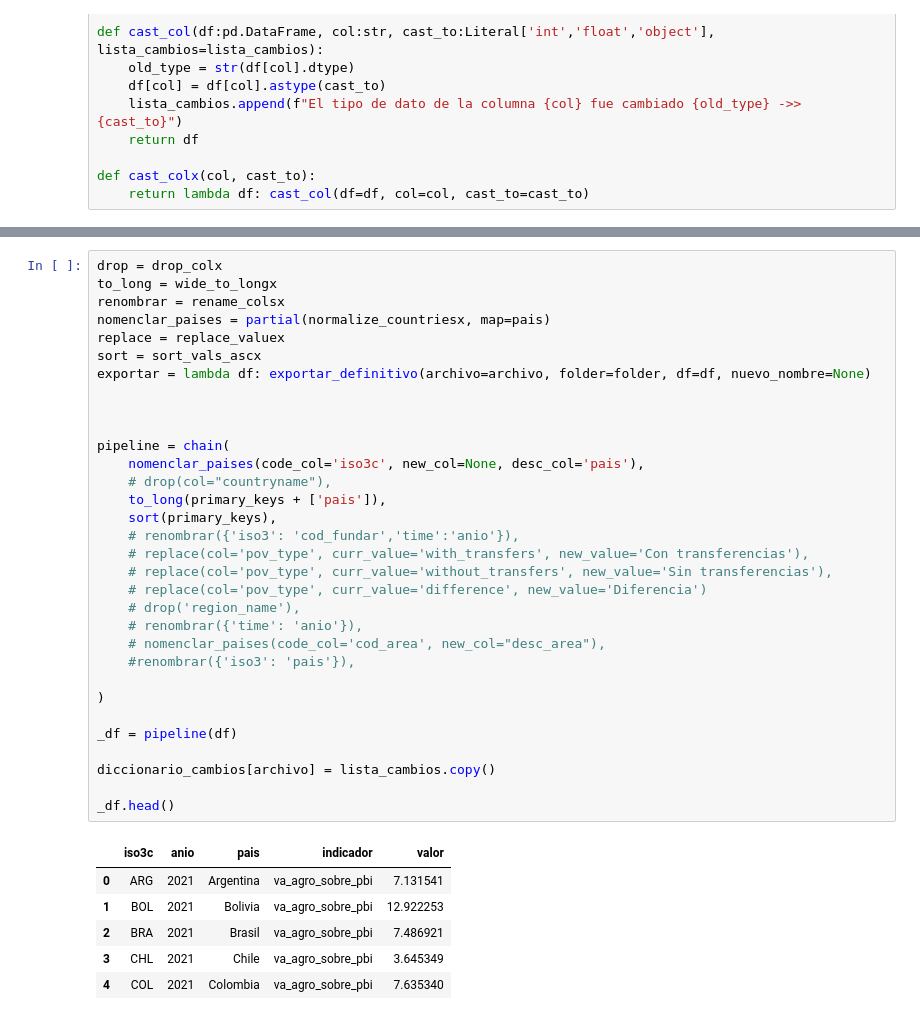
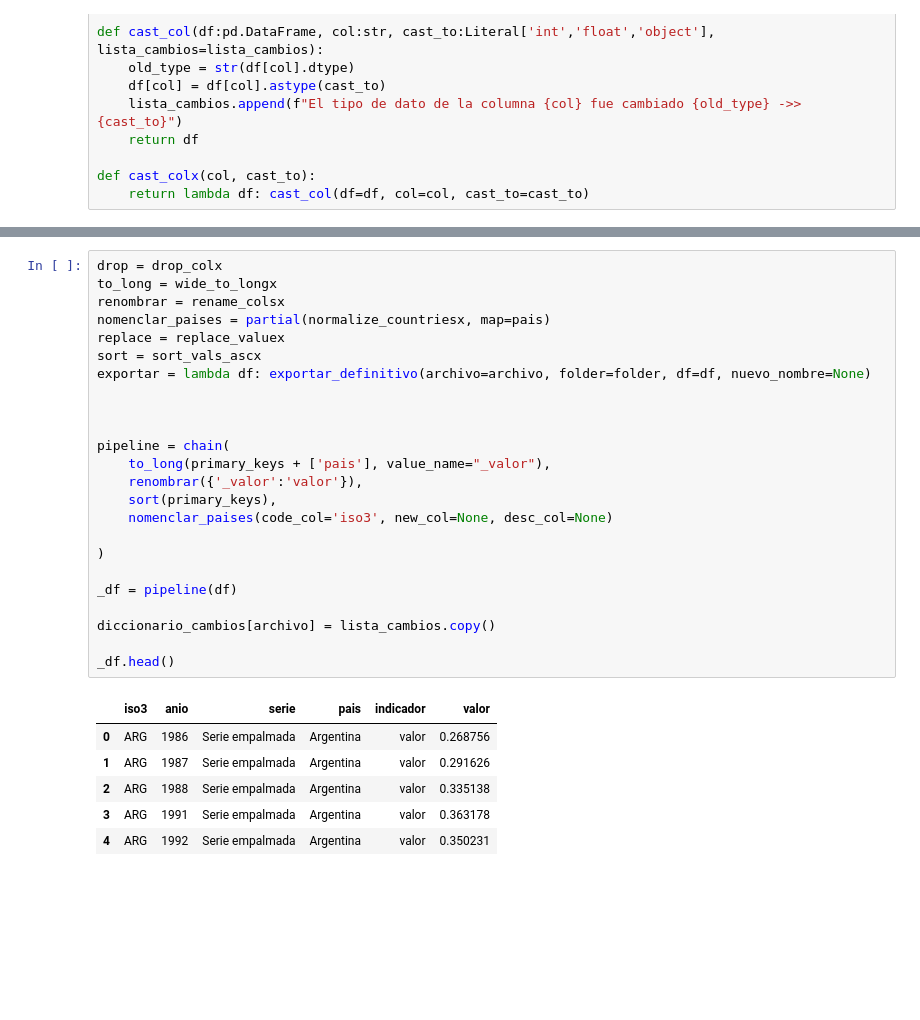
Before and after one commit to Ignacio-Ibarra/argendata-qa, a Jupyter notebook: tools/analysis.ipynb, the cells around one changed output, grey strips where cells are left out. Saved outputs shown, nothing was run; the diff lists cells and outputs as text; blank space fills up the shorter version.

```diff
--- a/tools/analysis.ipynb
+++ b/tools/analysis.ipynb
@@ -503,42 +520,34 @@ iso3c anio
 # %%
 drop = drop_colx
 to_long = wide_to_longx
 renombrar = rename_colsx
 nomenclar_paises = partial(normalize_countriesx, map=pais)
 replace = replace_valuex
 sort = sort_vals_ascx
 exportar = lambda df: exportar_definitivo(archivo=archivo, folder=folder, df=df, nuevo_nombre=None)
 
 
 
 pipeline = chain(
-    nomenclar_paises(code_col='iso3c', new_col=None, desc_col='pais'),
-    # drop(col="countryname"),
-    to_long(primary_keys + ['pais']),
+    to_long(primary_keys + ['pais'], value_name="_valor"),
+    renombrar({'_valor':'valor'}),
     sort(primary_keys),
-    # renombrar({'iso3': 'cod_fundar','time':'anio'}),
-    # replace(col='pov_type', curr_value='with_transfers', new_value='Con transferencias'),
-    # replace(col='pov_type', curr_value='without_transfers', new_value='Sin transferencias'),
-    # replace(col='pov_type', curr_value='difference', new_value='Diferencia')
-    # drop('region_name'),
-    # renombrar({'time': 'anio'}),
-    # nomenclar_paises(code_col='cod_area', new_col="desc_area"),
-    #renombrar({'iso3': 'pais'}),
+    nomenclar_paises(code_col='iso3', new_col=None, desc_col=None)
 
 )
 
 _df = pipeline(df)
 
 diccionario_cambios[archivo] = lista_cambios.copy()
 
 _df.head()
 # %% [output]
-|  | iso3c | anio | pais | indicador | valor |
-| 0 | ARG | 2021 | Argentina | va_agro_sobre_pbi | 7.131541 |
-| 1 | BOL | 2021 | Bolivia | va_agro_sobre_pbi | 12.922253 |
-| 2 | BRA | 2021 | Brasil | va_agro_sobre_pbi | 7.486921 |
-| 3 | CHL | 2021 | Chile | va_agro_sobre_pbi | 3.645349 |
-| 4 | COL | 2021 | Colombia | va_agro_sobre_pbi | 7.635340 |
+|  | iso3 | anio | serie | pais | indicador | valor |
+| 0 | ARG | 1986 | Serie empalmada | Argentina | valor | 0.268756 |
+| 1 | ARG | 1987 | Serie empalmada | Argentina | valor | 0.291626 |
+| 2 | ARG | 1988 | Serie empalmada | Argentina | valor | 0.335138 |
+| 3 | ARG | 1991 | Serie empalmada | Argentina | valor | 0.363178 |
+| 4 | ARG | 1992 | Serie empalmada | Argentina | valor | 0.350231 |
 # %%
 diccionario_cambios
 # %% [output]
```
Also changed, not shown: parts of 190 cells of this notebook, 1 other file.
